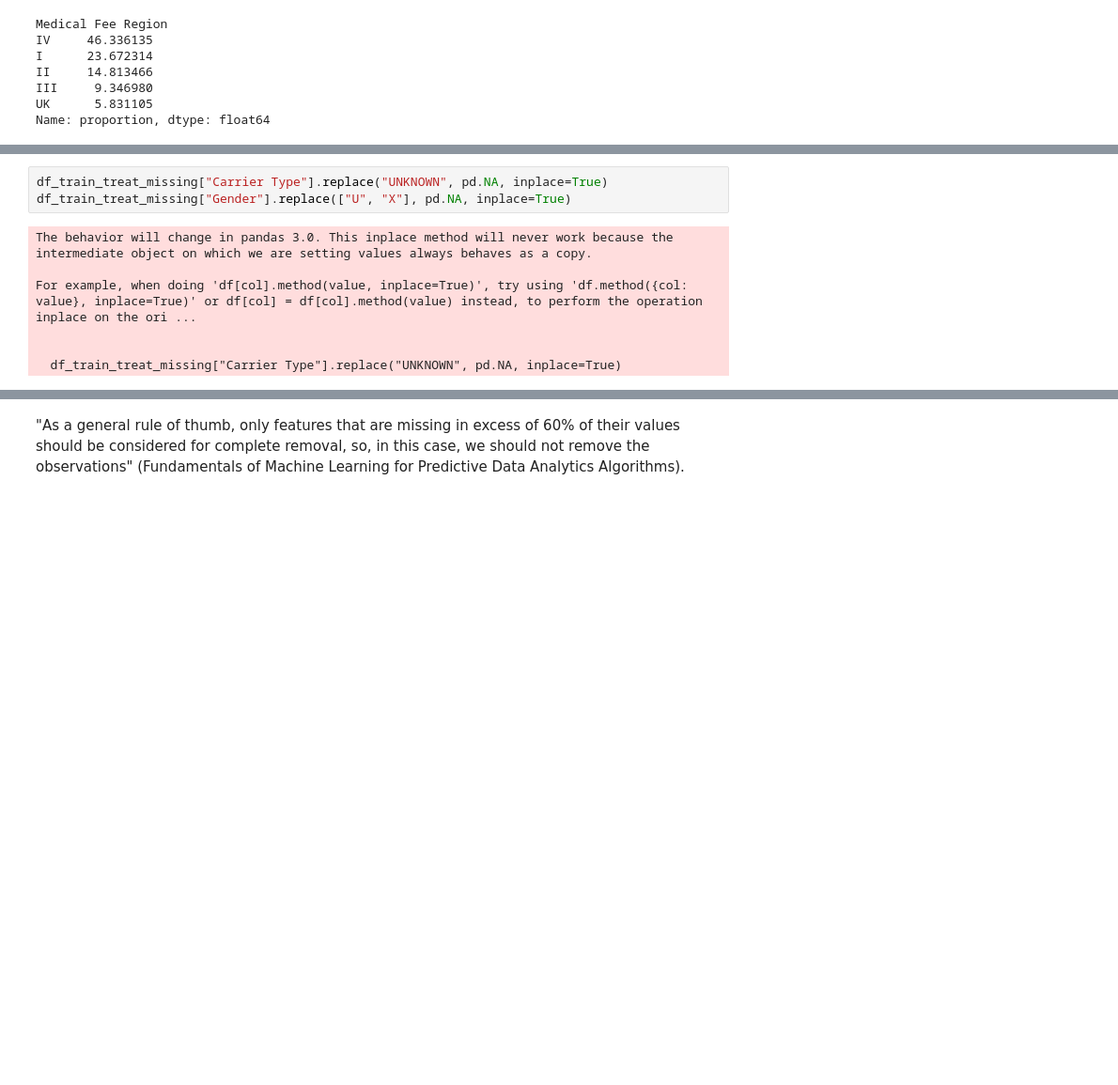
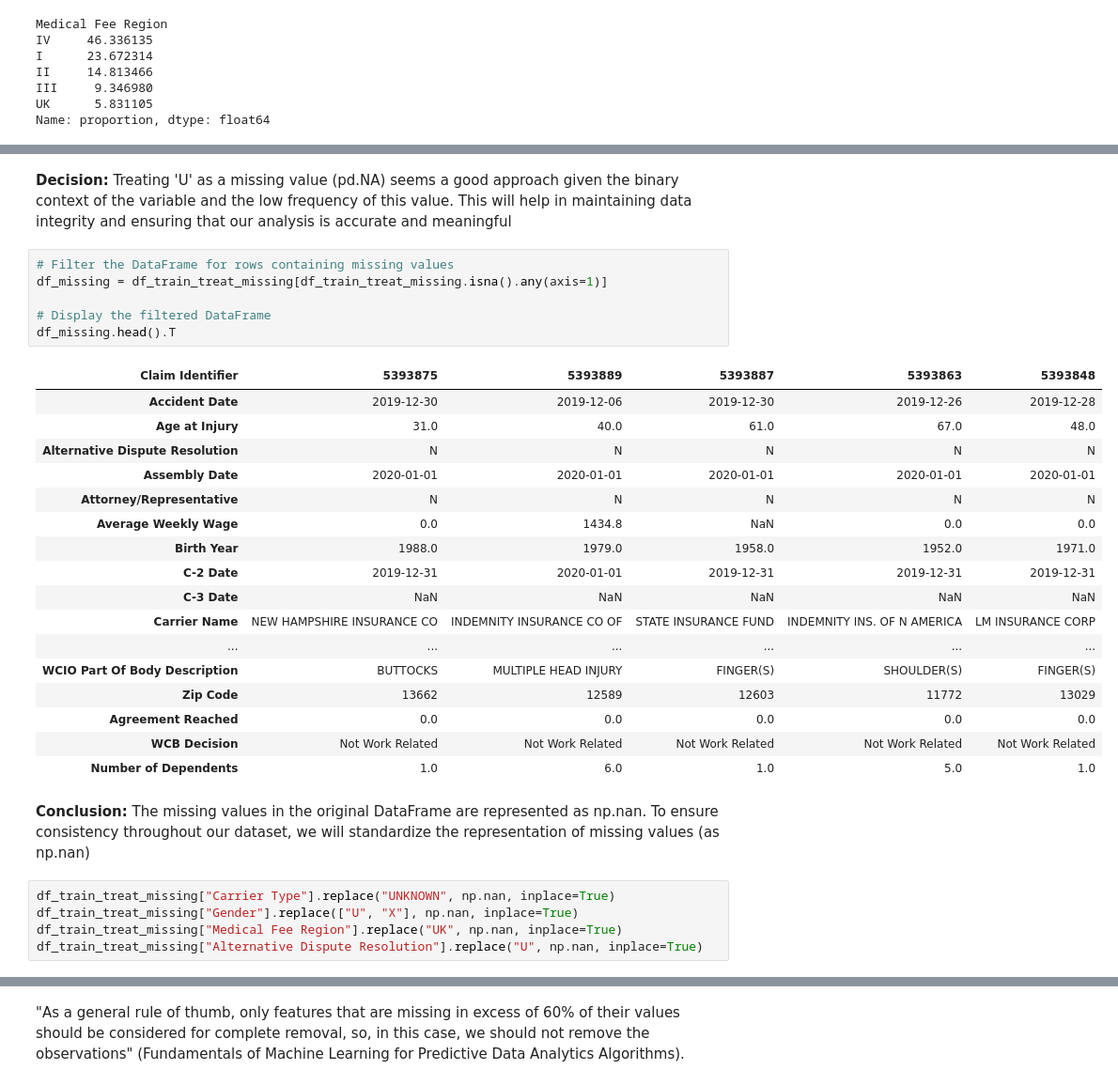
Before and after one commit to mgalao/machine-learning-project, a Jupyter notebook: project/Homework_Group38.ipynb, the cells around one changed output, grey strips where cells are left out. Shown: that part at 94% size. Drawn from its saved outputs; the diff is of its cells as text; blank space fills up the shorter version.

```diff
--- a/project/Homework_Group38.ipynb
+++ b/project/Homework_Group38.ipynb
@@ -678,11 +695,34 @@ Name: proportion, dtype: float64
+# %% [markdown]
+**Decision:** Treating 'U' as a missing value (pd.NA) seems a good approach given the binary context of the variable and the low frequency of this value. This will help in maintaining data integrity and ensuring that our analysis is accurate and meaningful
+# %%
+# Filter the DataFrame for rows containing missing values
+df_missing = df_train_treat_missing[df_train_treat_missing.isna().any(axis=1)]
+
+# Display the filtered DataFrame
+df_missing.head().T
+# %% [output]
+| Claim Identifier | 5393875 | 5393889 | 5393887 | 5393863 | 5393848 |
+| Accident Date | 2019-12-30 | 2019-12-06 | 2019-12-30 | 2019-12-26 | 2019-12-28 |
+| Age at Injury | 31.0 | 40.0 | 61.0 | 67.0 | 48.0 |
+| Alternative Dispute Resolution | N | N | N | N | N |
+| Assembly Date | 2020-01-01 | 2020-01-01 | 2020-01-01 | 2020-01-01 | 2020-01-01 |
+| Attorney/Representative | N | N | N | N | N |
+| Average Weekly Wage | 0.0 | 1434.8 | NaN | 0.0 | 0.0 |
+| Birth Year | 1988.0 | 1979.0 | 1958.0 | 1952.0 | 1971.0 |
+| C-2 Date | 2019-12-31 | 2020-01-01 | 2019-12-31 | 2019-12-31 | 2019-12-31 |
+| C-3 Date | NaN | NaN | NaN | NaN | NaN |
+| Carrier Name | NEW HAMPSHIRE INSURANCE CO | INDEMNITY INSURANCE CO OF | STATE INSURANCE FUND | INDEMNITY INS. OF N AMERICA | LM INSURANCE CORP |
+| ... | ... | ... | ... | ... | ... |
+| WCIO Part Of Body Description | BUTTOCKS | MULTIPLE HEAD INJURY | FINGER(S) | SHOULDER(S) | FINGER(S) |
+| Zip Code | 13662 | 12589 | 12603 | 11772 | 13029 |
+| Agreement Reached | 0.0 | 0.0 | 0.0 | 0.0 | 0.0 |
+| WCB Decision | Not Work Related | Not Work Related | Not Work Related | Not Work Related | Not Work Related |
+| Number of Dependents | 1.0 | 6.0 | 1.0 | 5.0 | 1.0 |
+# %% [markdown]
+**Conclusion:** The missing values in the original DataFrame are represented as np.nan. To ensure consistency throughout our dataset, we will standardize the representation of missing values (as np.nan)
 # %%
-df_train_treat_missing["Carrier Type"].replace("UNKNOWN", pd.NA, inplace=True)
-df_train_treat_missing["Gender"].replace(["U", "X"], pd.NA, inplace=True)
+df_train_treat_missing["Carrier Type"].replace("UNKNOWN", np.nan, inplace=True)
+df_train_treat_missing["Gender"].replace(["U", "X"], np.nan, inplace=True)
+df_train_treat_missing["Medical Fee Region"].replace("UK", np.nan, inplace=True)
+df_train_treat_missing["Alternative Dispute Resolution"].replace("U", np.nan, inplace=True)
-# %% [output]
-The behavior will change in pandas 3.0. This inplace method will never work because the intermediate object on which we are setting values always behaves as a copy.
-
-For example, when doing 'df[col].method(value, inplace=True)', try using 'df.method({col: value}, inplace=True)' or df[col] = df[col].method(value) instead, to perform the operation inplace on the ori ...
-
-
-  df_train_treat_missing["Carrier Type"].replace("UNKNOWN", pd.NA, inplace=True)
 # %%
```
Also changed, not shown: parts of 39 cells of this notebook.
